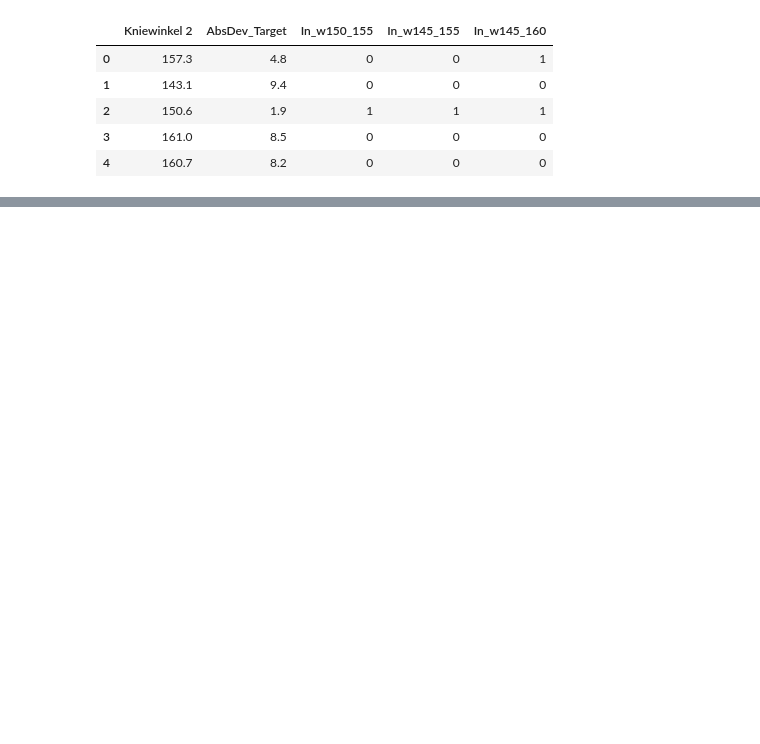
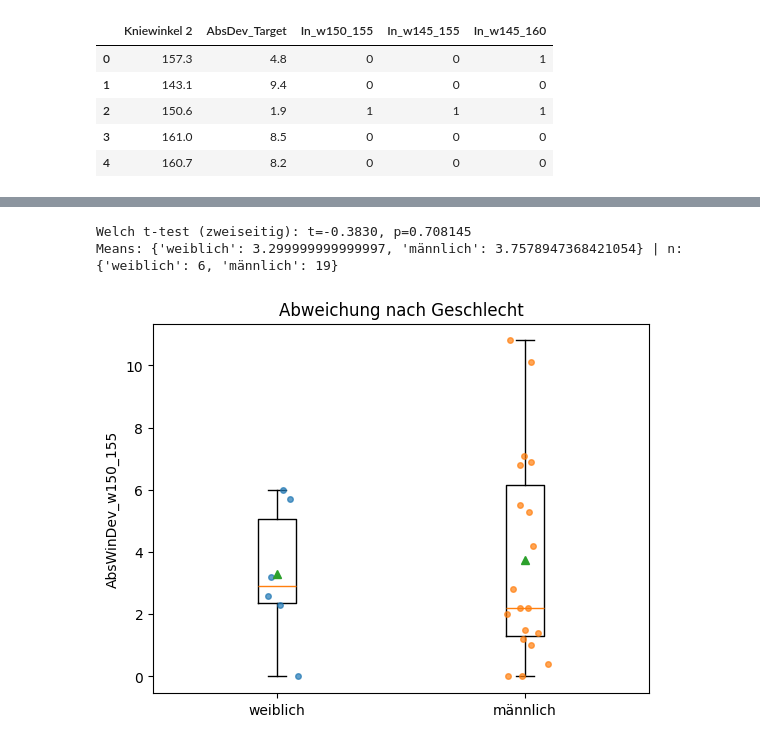
Before and after one commit to WestWoodPrints/MMI_Tool, a Jupyter notebook: Auswertung_V3.ipynb, the cells around one changed output, grey strips where cells are left out. Cells and saved outputs as stored; diff of their text form; code cells hidden in the pictures; blank space fills up the shorter version.

```diff
--- a/Auswertung_V3.ipynb
+++ b/Auswertung_V3.ipynb
@@ -136,0 +375,27 @@ df[["Kniewinkel 2", "AbsDev_Target"] + [f"In_{k}" for k in WINDOWS]].head()
+# %%
+################
+# HYPOTHESE 01 #
+################
+
+sub = df[[YCOL, "Geschlecht_weiblich", "Geschlecht_männlich"]].dropna()
+sub = sub[(sub["Geschlecht_weiblich"] + sub["Geschlecht_männlich"]) == 1]
+
+sub["Geschlecht"] = np.where(sub["Geschlecht_weiblich"] == 1, "weiblich", "männlich")
+w = sub.loc[sub["Geschlecht"]=="weiblich", YCOL]
+m = sub.loc[sub["Geschlecht"]=="männlich", YCOL]
+
+t, p = stats.ttest_ind(w, m, equal_var=False)
+print(f"Welch t-test (zweiseitig): t={t:.4f}, p={p:.6f}")
+print("Means:", {"weiblich": w.mean(), "männlich": m.mean()}, "| n:", {"weiblich": len(w), "männlich": len(m)})
+
+plt.figure()
+plt.boxplot([w.values, m.values], labels=["weiblich","männlich"], showmeans=True)
+for i, vals in enumerate([w.values, m.values], start=1):
+    plt.plot(np.random.normal(i, 0.04, len(vals)), vals, "o", alpha=0.7, markersize=4)
+plt.ylabel(YCOL)
+plt.title("Abweichung nach Geschlecht")
+plt.show()
+# %% [output]
+Welch t-test (zweiseitig): t=-0.3830, p=0.708145
+Means: {'weiblich': 3.299999999999997, 'männlich': 3.7578947368421054} | n: {'weiblich': 6, 'männlich': 19}
+[figure, added]
```
Also changed, not shown: parts of 8 cells of this notebook.
